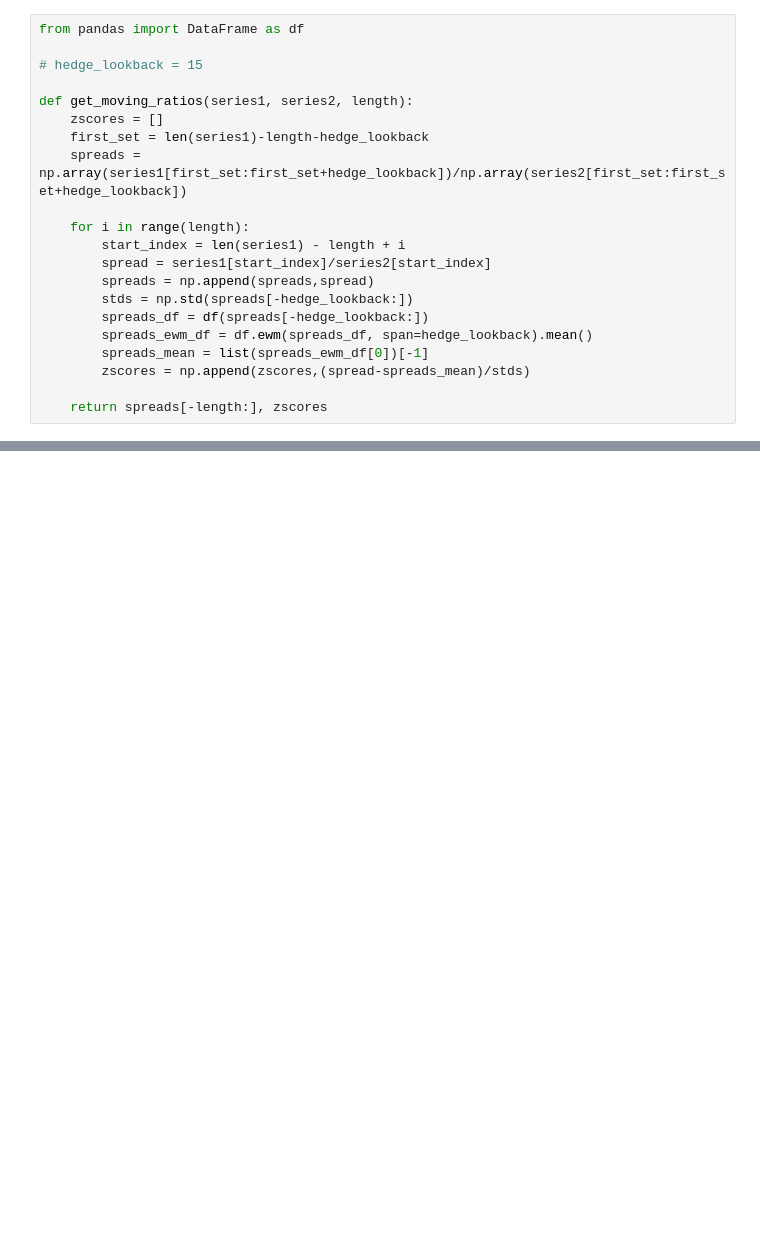
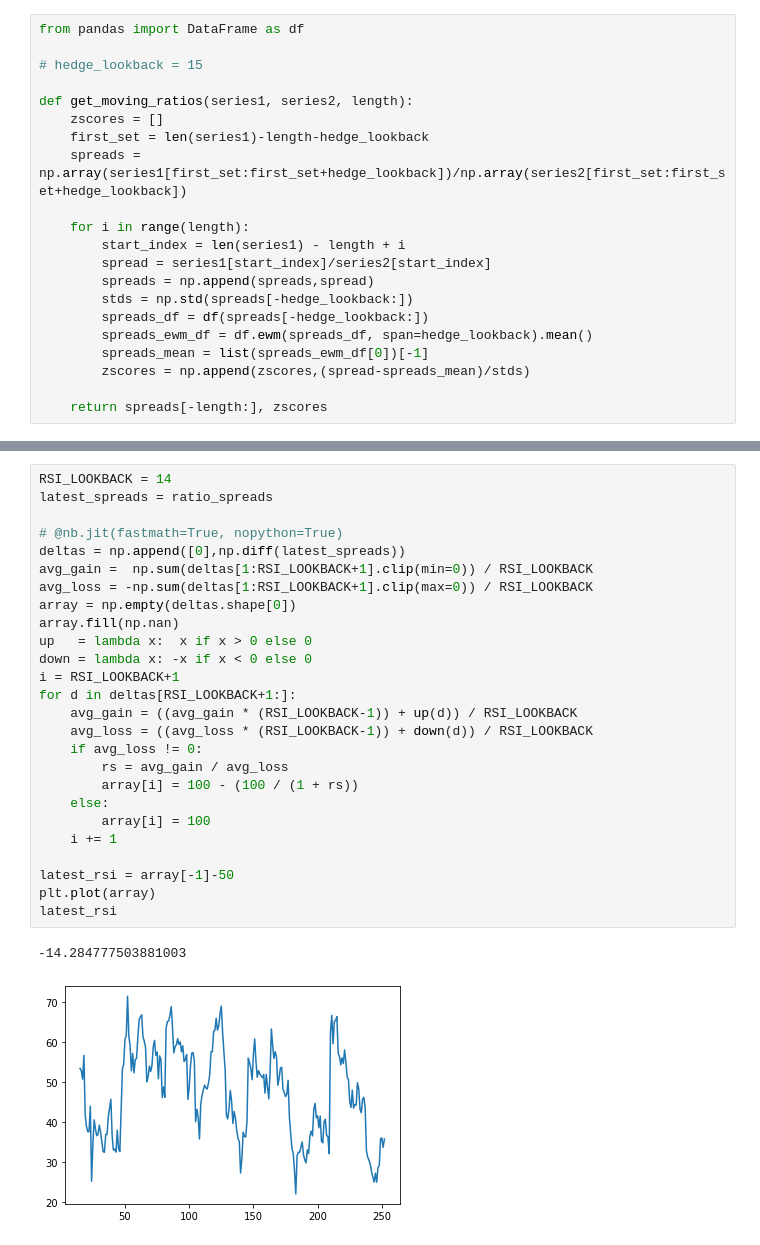
Before and after one commit to BlackBoxTrading1/PairTrading, a Jupyter notebook: quantconnect/spread_comparer.ipynb, the cells around one changed output, grey strips where cells are left out. Drawn from its saved outputs; the diff is of its cells as text; blank space fills up the shorter version.

```diff
--- a/quantconnect/spread_comparer.ipynb
+++ b/quantconnect/spread_comparer.ipynb
@@ -161,0 +163,29 @@ plt.plot(ratio_zscores, color='r')
+# %%
+RSI_LOOKBACK = 14
+latest_spreads = ratio_spreads
+
+# @nb.jit(fastmath=True, nopython=True)
+deltas = np.append([0],np.diff(latest_spreads))
+avg_gain =  np.sum(deltas[1:RSI_LOOKBACK+1].clip(min=0)) / RSI_LOOKBACK
+avg_loss = -np.sum(deltas[1:RSI_LOOKBACK+1].clip(max=0)) / RSI_LOOKBACK
+array = np.empty(deltas.shape[0])
+array.fill(np.nan)
+up   = lambda x:  x if x > 0 else 0
+down = lambda x: -x if x < 0 else 0
+i = RSI_LOOKBACK+1
+for d in deltas[RSI_LOOKBACK+1:]:
+    avg_gain = ((avg_gain * (RSI_LOOKBACK-1)) + up(d)) / RSI_LOOKBACK
+    avg_loss = ((avg_loss * (RSI_LOOKBACK-1)) + down(d)) / RSI_LOOKBACK
+    if avg_loss != 0:
+        rs = avg_gain / avg_loss
+        array[i] = 100 - (100 / (1 + rs))
+    else:
+        array[i] = 100
+    i += 1
+
+latest_rsi = array[-1]-50
+plt.plot(array)
+latest_rsi
+# %% [output]
+-14.284777503881003
+[figure, added]
```
Also changed, not shown: parts of 5 cells of this notebook, 3 other files.
